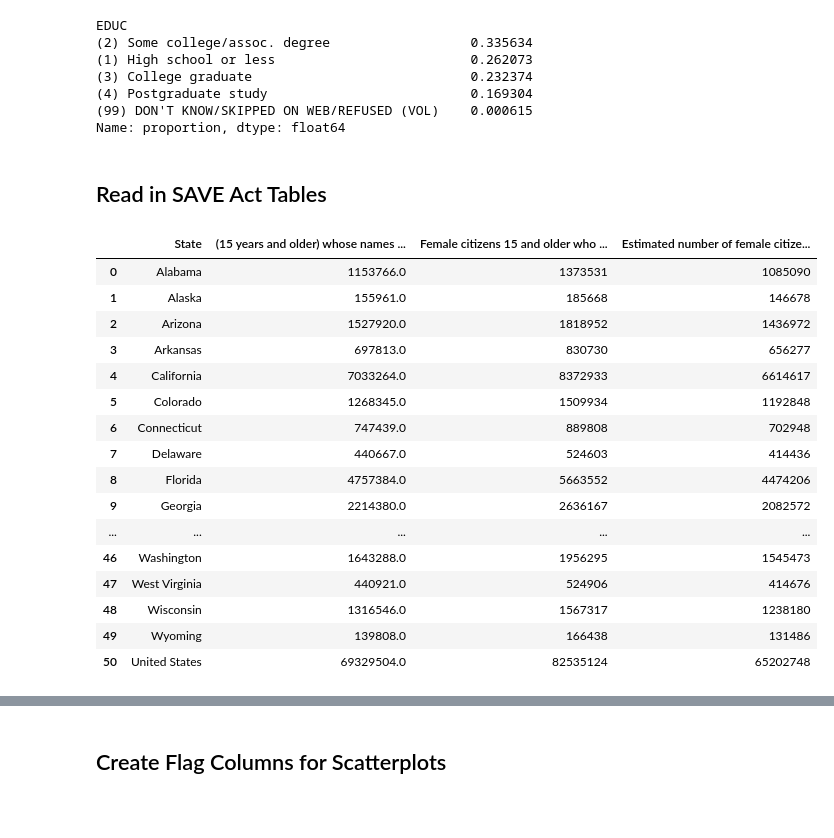
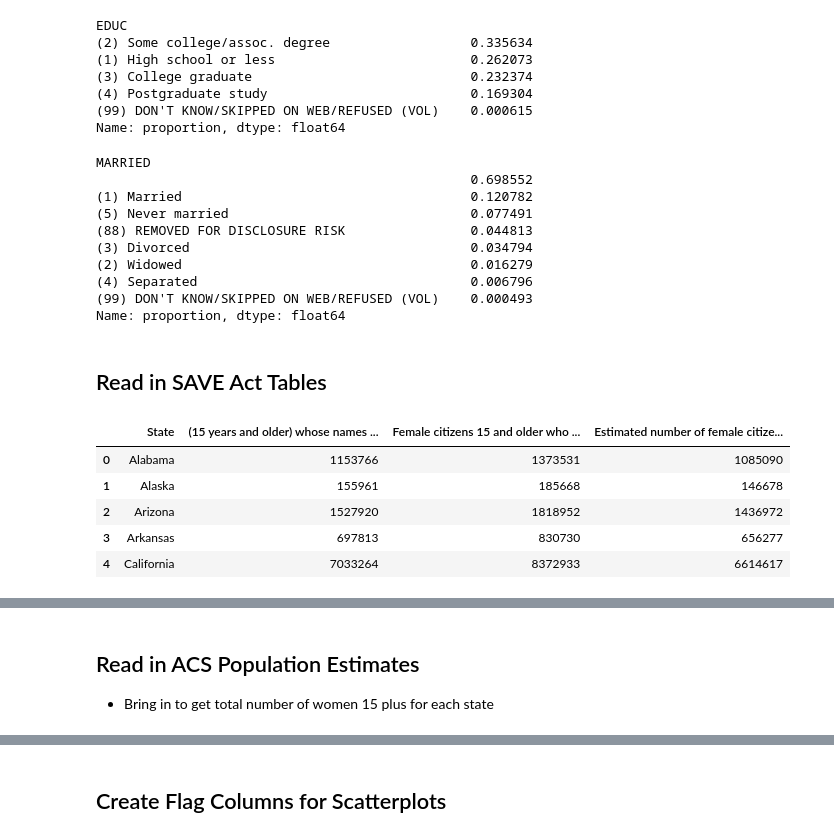
Before and after one commit to emilylmitchum/5200-final-project, a Jupyter notebook: emily-eda/NORC_SAVEAct_eda.ipynb, the cells around one changed output, grey strips where cells are left out. Drawn from its saved outputs; the diff is of its cells as text; code cells hidden in the pictures; blank space fills up the shorter version.

```diff
--- a/emily-eda/NORC_SAVEAct_eda.ipynb
+++ b/emily-eda/NORC_SAVEAct_eda.ipynb
@@ -64,29 +64,31 @@ EDUC
 (4) Postgraduate study                          0.169304
 (99) DON'T KNOW/SKIPPED ON WEB/REFUSED (VOL)    0.000615
 Name: proportion, dtype: float64
+# %%
+state_df.MARRIED.value_counts(dropna=False, normalize=True)
+# %% [output]
+MARRIED
+                                                0.698552
+(1) Married                                     0.120782
+(5) Never married                               0.077491
+(88) REMOVED FOR DISCLOSURE RISK                0.044813
+(3) Divorced                                    0.034794
+(2) Widowed                                     0.016279
+(4) Separated                                   0.006796
+(99) DON'T KNOW/SKIPPED ON WEB/REFUSED (VOL)    0.000493
+Name: proportion, dtype: float64
 # %% [markdown]
 ## Read in SAVE Act Tables
 # %%
 save_act_df = pd.read_excel("../data/raw-data/SAVEAct_tables.xlsx")
-save_act_df
+save_act_df.head()
 # %% [output]
 |  | State | (15 years and older) whose names ... | Female citizens 15 and older who ... | Estimated number of female citize... |
-| 0 | Alabama | 1153766.0 | 1373531 | 1085090 |
-| 1 | Alaska | 155961.0 | 185668 | 146678 |
-| 2 | Arizona | 1527920.0 | 1818952 | 1436972 |
-| 3 | Arkansas | 697813.0 | 830730 | 656277 |
-| 4 | California | 7033264.0 | 8372933 | 6614617 |
-| 5 | Colorado | 1268345.0 | 1509934 | 1192848 |
-| 6 | Connecticut | 747439.0 | 889808 | 702948 |
-| 7 | Delaware | 440667.0 | 524603 | 414436 |
-| 8 | Florida | 4757384.0 | 5663552 | 4474206 |
-| 9 | Georgia | 2214380.0 | 2636167 | 2082572 |
-| ... | ... | ... | ... | ... |
-| 46 | Washington | 1643288.0 | 1956295 | 1545473 |
-| 47 | West Virginia | 440921.0 | 524906 | 414676 |
-| 48 | Wisconsin | 1316546.0 | 1567317 | 1238180 |
-| 49 | Wyoming | 139808.0 | 166438 | 131486 |
-| 50 | United States | 69329504.0 | 82535124 | 65202748 |
+| 0 | Alabama | 1153766 | 1373531 | 1085090 |
+| 1 | Alaska | 155961 | 185668 | 146678 |
+| 2 | Arizona | 1527920 | 1818952 | 1436972 |
+| 3 | Arkansas | 697813 | 830730 | 656277 |
+| 4 | California | 7033264 | 8372933 | 6614617 |
 # %%
 # Clean State Column from NPORS to join
 state_df['P_STATE'] = state_df['P_STATE'].str.replace(r'^\([A-Z]{2}\)\s*', '', regex=True)
@@ -113,0 +114,3 @@ merged = state_df.merge(save_act_df, how='left',left_on='P_STATE',right_on='Stat
+# %% [markdown]
+## Read in ACS Population Estimates
+- Bring in to get total number of women 15 plus for each state
```
Also changed, not shown: parts of 20 cells of this notebook, 1 other file.
